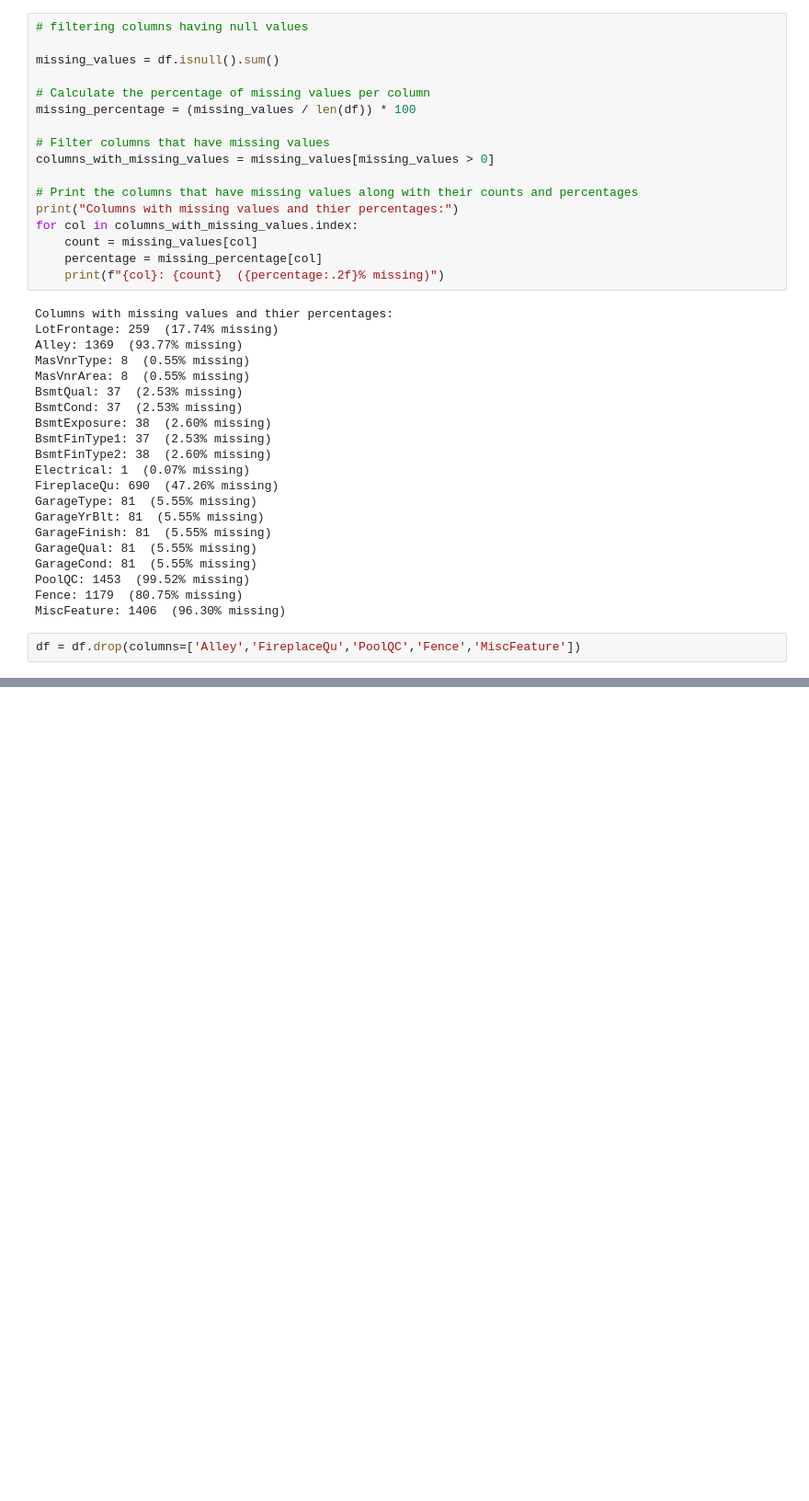
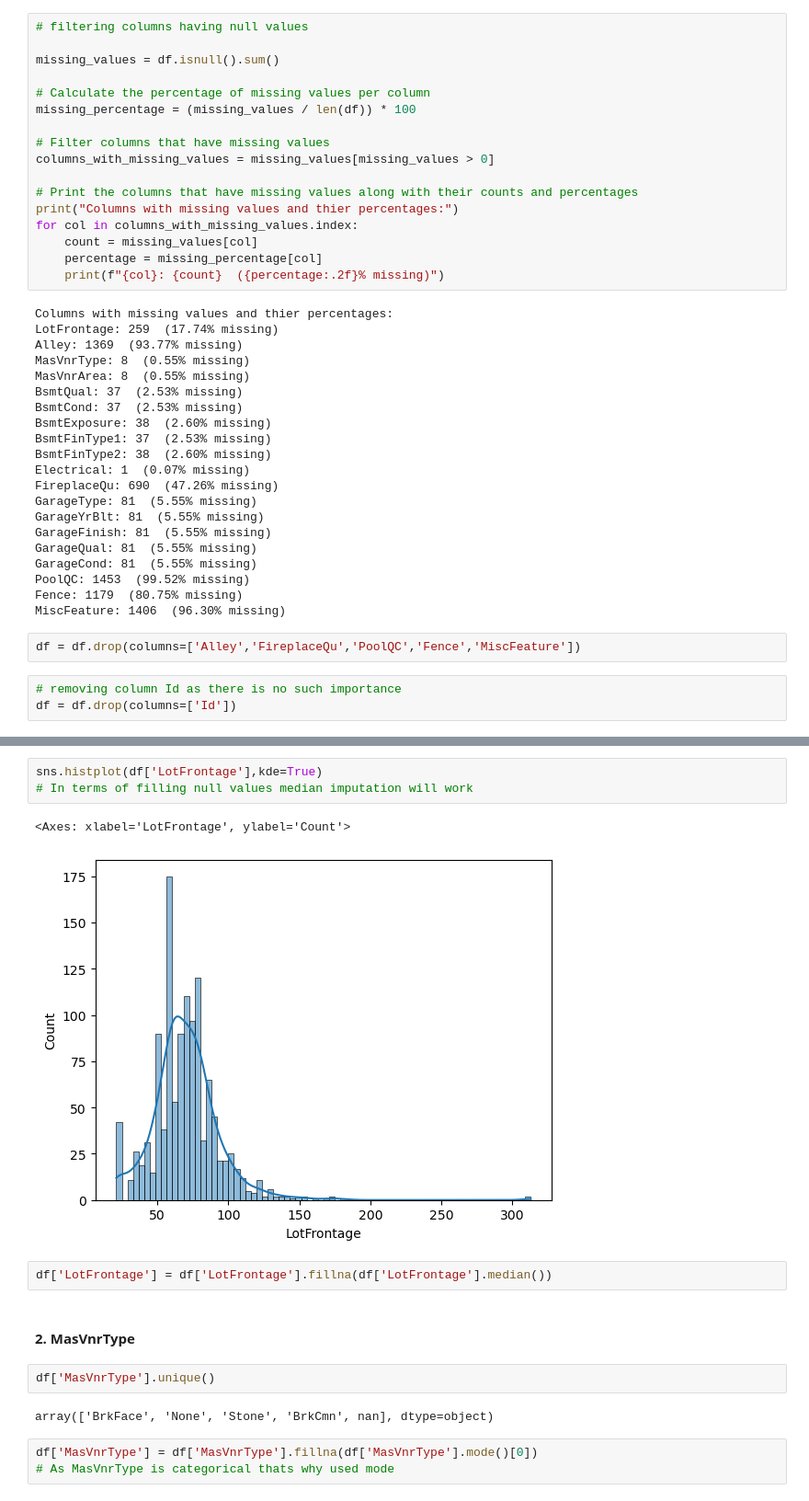
Before and after one commit to imayank45/House-Prices---Advanced-Regression-Techniques, a Jupyter notebook: House Prices - Advanced Regression Techniques.ipynb, the cells around one changed output, grey strips where cells are left out. Shown at 92% size. Drawn from its saved outputs; the diff is of its cells as text; blank space fills up the shorter version.

Commit message:
M2 : dealing with null values

```diff
--- a/House Prices - Advanced Regression Techniques.ipynb
+++ b/House Prices - Advanced Regression Techniques.ipynb
@@ -107,3 +115,6 @@ Fence: 1179  (80.75% missing)
 MiscFeature: 1406  (96.30% missing)
 # %%
 df = df.drop(columns=['Alley','FireplaceQu','PoolQC','Fence','MiscFeature'])
+# %%
+# removing column Id as there is no such importance
+df = df.drop(columns=['Id'])
@@ -109,0 +190,17 @@ df = df.drop(columns=['Alley','FireplaceQu','PoolQC','Fence','MiscFeature'])
+# %%
+sns.histplot(df['LotFrontage'],kde=True)
+# In terms of filling null values median imputation will work
+# %% [output]
+<Axes: xlabel='LotFrontage', ylabel='Count'>
+[figure, added]
+# %%
+df['LotFrontage'] = df['LotFrontage'].fillna(df['LotFrontage'].median())
+# %% [markdown]
+#### 2. MasVnrType
+# %%
+df['MasVnrType'].unique()
+# %% [output]
+array(['BrkFace', 'None', 'Stone', 'BrkCmn', nan], dtype=object)
+# %%
+df['MasVnrType'] = df['MasVnrType'].fillna(df['MasVnrType'].mode()[0])
+# As MasVnrType is categorical thats why used mode
```
Also changed, not shown: parts of 10 cells of this notebook.
